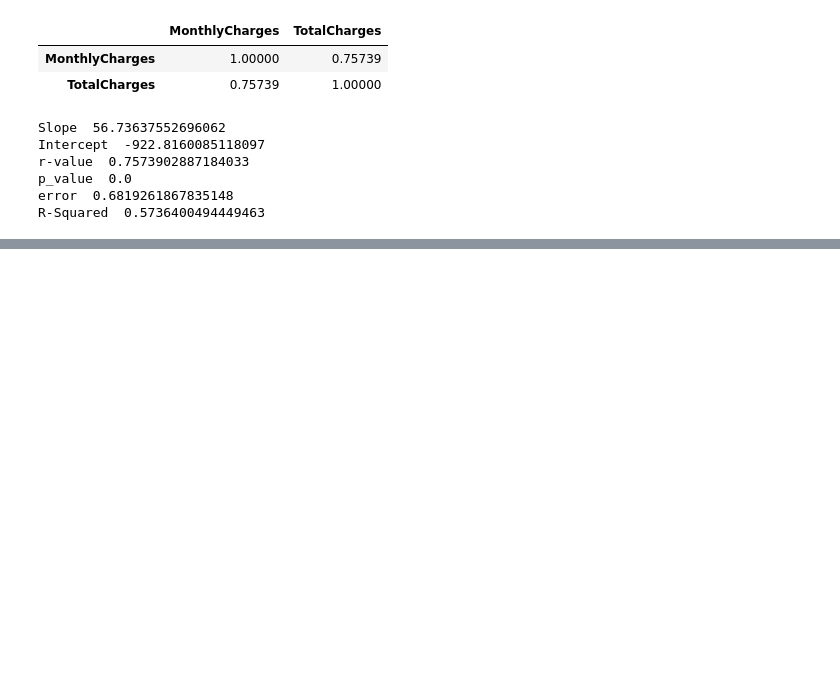
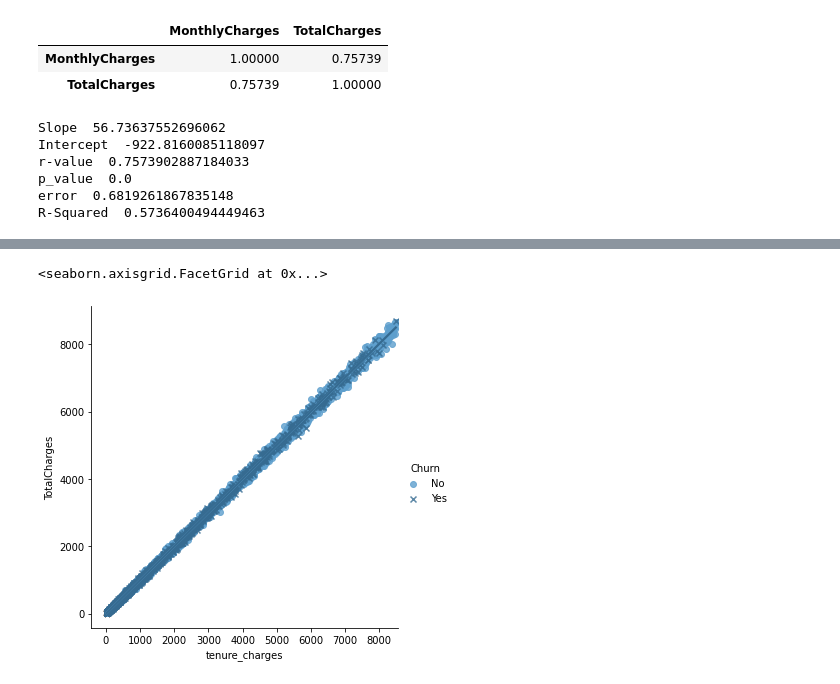
Before and after one commit to shelly2904/DATA_SCIENCE, a Jupyter notebook: EDA/Applied_Statistics.ipynb, the cells around one changed output, grey strips where cells are left out. Drawn from its saved outputs; the diff is of its cells as text; code cells hidden in the pictures; blank space fills up the shorter version.

```diff
--- a/EDA/Applied_Statistics.ipynb
+++ b/EDA/Applied_Statistics.ipynb
@@ -197,0 +209,13 @@ R-Squared  0.5736400494449463
+# %%
+churn_df["tenure_charges"] = churn_df["tenure"] * churn_df["MonthlyCharges"]
+# %%
+sns.lmplot(x="tenure_charges",
+           y="TotalCharges",
+           data=churn_df,
+           hue="Churn",
+           fit_reg=True,
+           markers = ["o", "x"],
+           palette="Blues_d")
+# %% [output]
+<seaborn.axisgrid.FacetGrid at 0x...>
+[figure, added]
```
Also changed, not shown: parts of 12 cells of this notebook.
